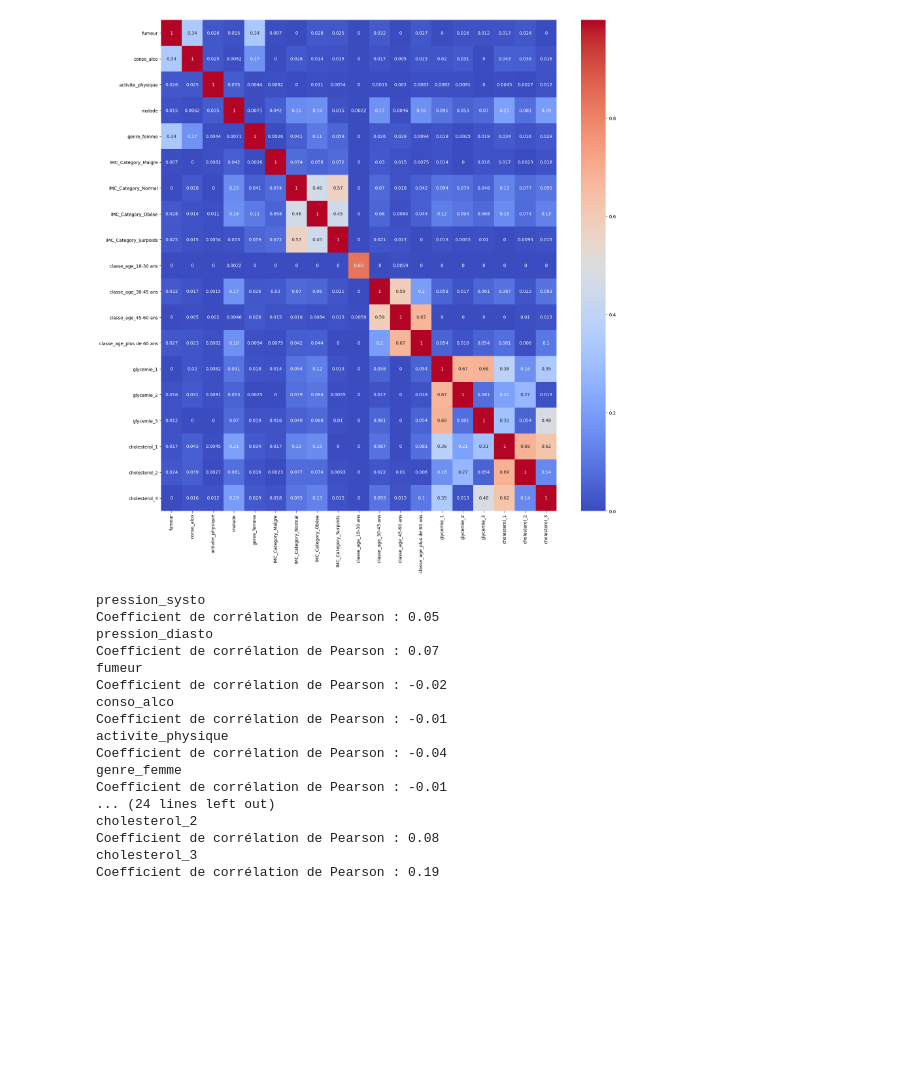
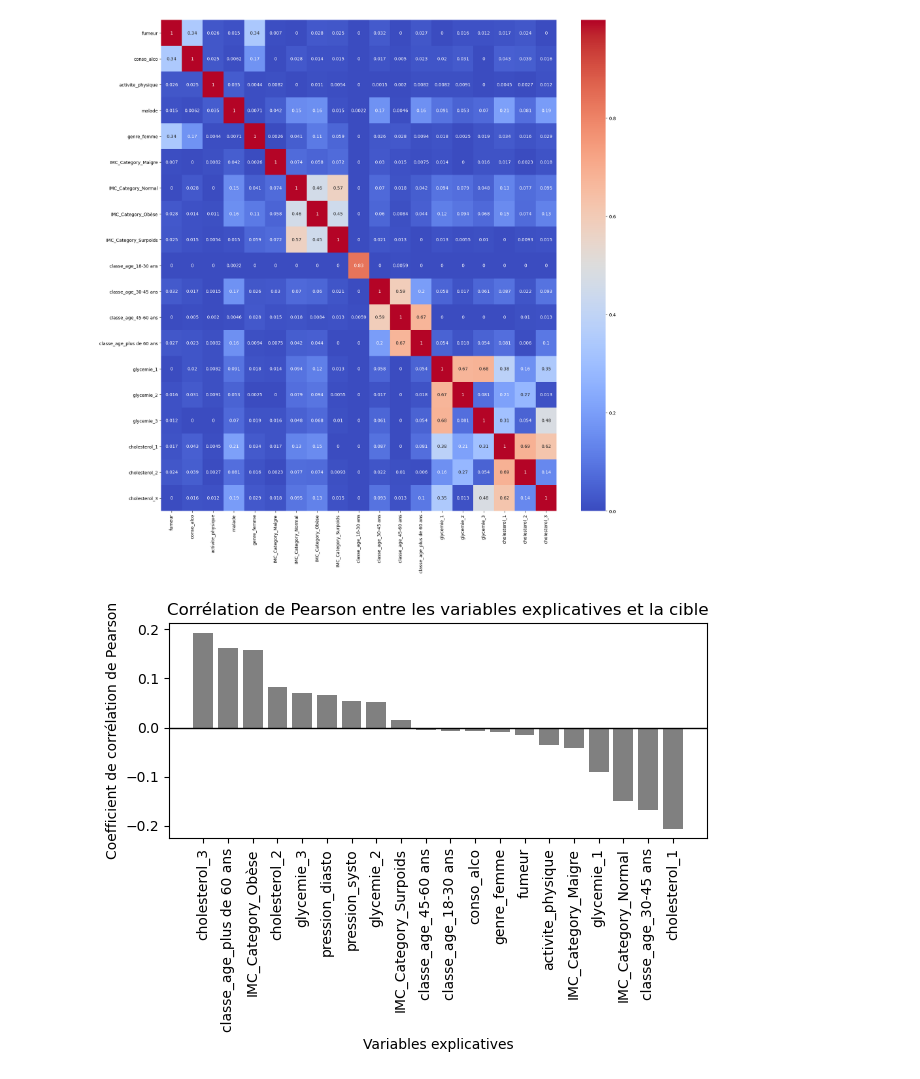
Before and after one commit to corentinGregoire/TP-Moreau, a Jupyter notebook: Dataviz.ipynb, the cells around one changed output. Cells and saved outputs as stored; diff of their text form; code cells hidden in the pictures; blank space fills up the shorter version.

```diff
--- a/Dataviz.ipynb
+++ b/Dataviz.ipynb
@@ -241,32 +241,34 @@ sns.heatmap(corr_df, annot=True, cmap='coolwarm')
 plt.show()
 # %% [output]
 [figure]
-# %%
-from scipy.stats import pearsonr
-for colonne in df_onehot.columns:
-    if colonne == 'malade':
-        continue
-# Calculer le coefficient de corrélation de Pearson entre la variable explicative X et la cible y
-    print(colonne)
-    corr, _ = pearsonr(df_onehot[colonne], df_onehot.malade)
-
-    # Afficher le coefficient de corrélation
-    print('Coefficient de corrélation de Pearson : {:.2f}'.format(corr))
-# %% [output]
-pression_systo
-Coefficient de corrélation de Pearson : 0.05
-pression_diasto
-Coefficient de corrélation de Pearson : 0.07
-fumeur
-Coefficient de corrélation de Pearson : -0.02
-conso_alco
-Coefficient de corrélation de Pearson : -0.01
-activite_physique
-Coefficient de corrélation de Pearson : -0.04
-genre_femme
-Coefficient de corrélation de Pearson : -0.01
-... (24 lines left out)
-cholesterol_2
-Coefficient de corrélation de Pearson : 0.08
-cholesterol_3
-Coefficient de corrélation de Pearson : 0.19
+# %%
+from scipy.stats import pearsonr
+# Créer un dictionnaire pour stocker les coefficients de corrélation
+corr_dict = {}
+
+# Calculer les coefficients de corrélation pour chaque colonne
+for colonne in df_onehot.columns:
+    if colonne == 'malade':
+        continue
+    corr, _ = pearsonr(df_onehot[colonne], df_onehot.malade)
+    corr_dict[colonne] = corr
+
+# Trier les coefficients de corrélation par ordre décroissant
+corr_dict = dict(sorted(corr_dict.items(), key=lambda item: item[1], reverse=True))
+
+# Extraire les noms de colonnes et les coefficients de corrélation
+colonnes = list(corr_dict.keys())
+correlations = list(corr_dict.values())
+
+# Créer un graphique de barres empilées
+fig, ax = plt.subplots()
+ax.bar(colonnes, correlations, color='gray')
+ax.axhline(y=0, color='black', linewidth=1)
+ax.set_xticklabels(colonnes, rotation=90)
+ax.set_title('Corrélation de Pearson entre les variables explicatives et la cible')
+ax.set_xlabel('Variables explicatives')
+ax.set_ylabel('Coefficient de corrélation de Pearson')
+plt.tight_layout()
+plt.show()
+# %% [output]
+[figure, added]
```
